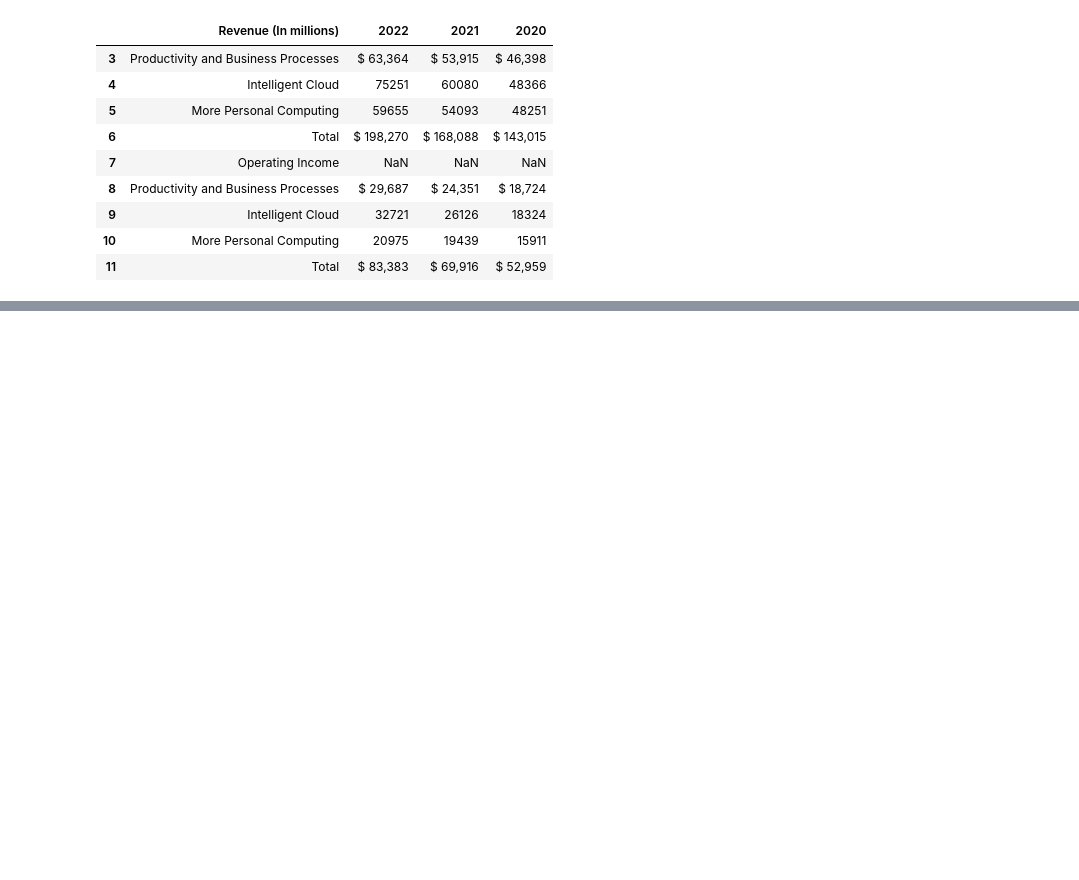
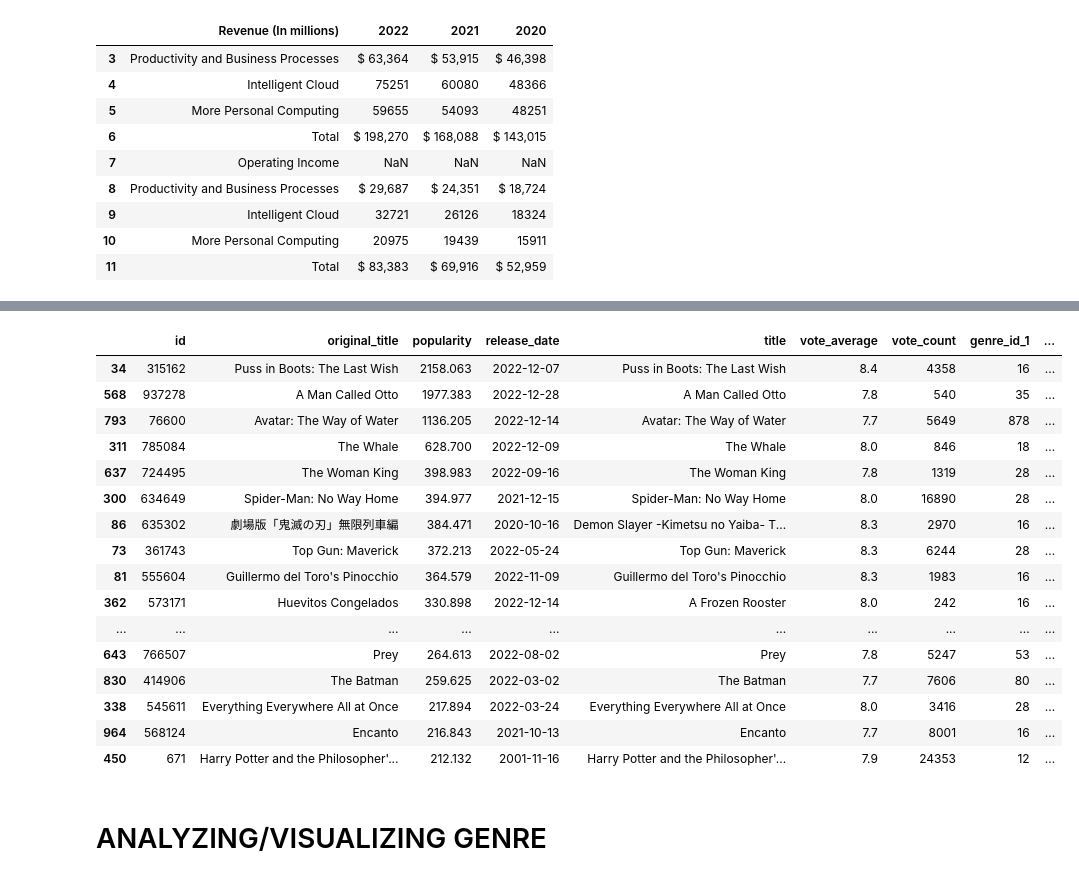
Before and after one commit to stephcia/Microsoft-Studios-Analysis, a Jupyter notebook: stephanie_ciaccia.ipynb, the cells around one changed output, grey strips where cells are left out. Cells and saved outputs as stored; diff of their text form; code cells hidden in the pictures; blank space fills up the shorter version.

```diff
--- a/stephanie_ciaccia.ipynb
+++ b/stephanie_ciaccia.ipynb
@@ -1267,0 +1344,15 @@ df.head(10)
+# %%
+#renaming the genre columns
+top_1000.rename(columns = {'col_1':'genre_id_1','col_2':'genre_id_2','col_3':'genre_id_3',
+                            'col_4':'genre_id_4', 'col_5':'genre_id_5', 'col_6':'genre_id_6'}, inplace = True)
+# %%
+##changing N/A variables to 0
+top_1000 = top_1000.fillna(0)
+# %%
+## converting  column type from float64 to int
+
+top_1000[['genre_id_1','genre_id_2','genre_id_3','genre_id_4','genre_id_5','genre_id_6']] = top_1000[['genre_id_1','genre_id_2','genre_id_3','genre_id_4','genre_id_5','genre_id_6']].astype(int)
+# %%
+## converting 'release_date' column type from integer to datetime
+
+top_1000['release_date'] = pd.to_datetime(top_1000['release_date'])
@@ -1267,0 +1379,23 @@ df.head(10)
+# %%
+most_popular = top_1000.sort_values(by='popularity',ascending=False).head(20)
+most_popular
+# %% [output]
+|  | id | original_title | popularity | release_date | title | vote_average | vote_count | genre_id_1 | ... |
+| 34 | 315162 | Puss in Boots: The Last Wish | 2158.063 | 2022-12-07 | Puss in Boots: The Last Wish | 8.4 | 4358 | 16 | ... |
+| 568 | 937278 | A Man Called Otto | 1977.383 | 2022-12-28 | A Man Called Otto | 7.8 | 540 | 35 | ... |
+| 793 | 76600 | Avatar: The Way of Water | 1136.205 | 2022-12-14 | Avatar: The Way of Water | 7.7 | 5649 | 878 | ... |
+| 311 | 785084 | The Whale | 628.700 | 2022-12-09 | The Whale | 8.0 | 846 | 18 | ... |
+| 637 | 724495 | The Woman King | 398.983 | 2022-09-16 | The Woman King | 7.8 | 1319 | 28 | ... |
+| 300 | 634649 | Spider-Man: No Way Home | 394.977 | 2021-12-15 | Spider-Man: No Way Home | 8.0 | 16890 | 28 | ... |
+| 86 | 635302 | 劇場版「鬼滅の刃」無限列車編 | 384.471 | 2020-10-16 | Demon Slayer -Kimetsu no Yaiba- T... | 8.3 | 2970 | 16 | ... |
+| 73 | 361743 | Top Gun: Maverick | 372.213 | 2022-05-24 | Top Gun: Maverick | 8.3 | 6244 | 28 | ... |
+| 81 | 555604 | Guillermo del Toro's Pinocchio | 364.579 | 2022-11-09 | Guillermo del Toro's Pinocchio | 8.3 | 1983 | 16 | ... |
+| 362 | 573171 | Huevitos Congelados | 330.898 | 2022-12-14 | A Frozen Rooster | 8.0 | 242 | 16 | ... |
+| ... | ... | ... | ... | ... | ... | ... | ... | ... | ... |
+| 643 | 766507 | Prey | 264.613 | 2022-08-02 | Prey | 7.8 | 5247 | 53 | ... |
+| 830 | 414906 | The Batman | 259.625 | 2022-03-02 | The Batman | 7.7 | 7606 | 80 | ... |
+| 338 | 545611 | Everything Everywhere All at Once | 217.894 | 2022-03-24 | Everything Everywhere All at Once | 8.0 | 3416 | 28 | ... |
+| 964 | 568124 | Encanto | 216.843 | 2021-10-13 | Encanto | 7.7 | 8001 | 16 | ... |
+| 450 | 671 | Harry Potter and the Philosopher'... | 212.132 | 2001-11-16 | Harry Potter and the Philosopher'... | 7.9 | 24353 | 12 | ... |
+# %% [markdown]
+# ANALYZING/VISUALIZING GENRE
```
Also changed, not shown: parts of 33 cells of this notebook.
